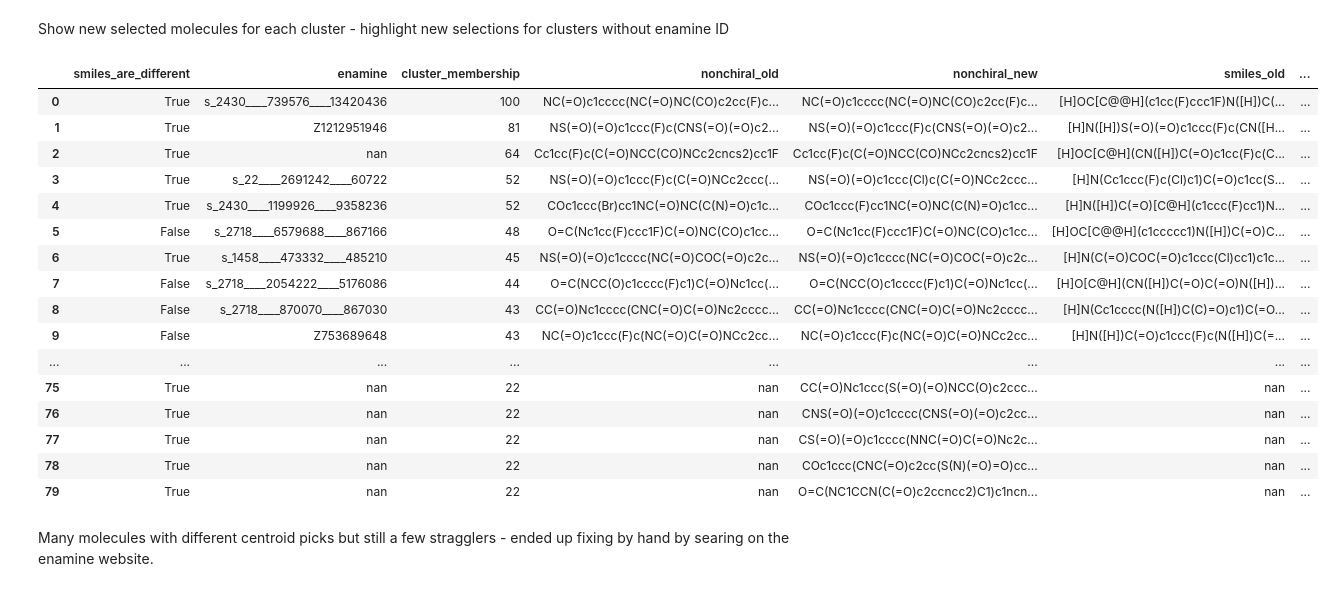
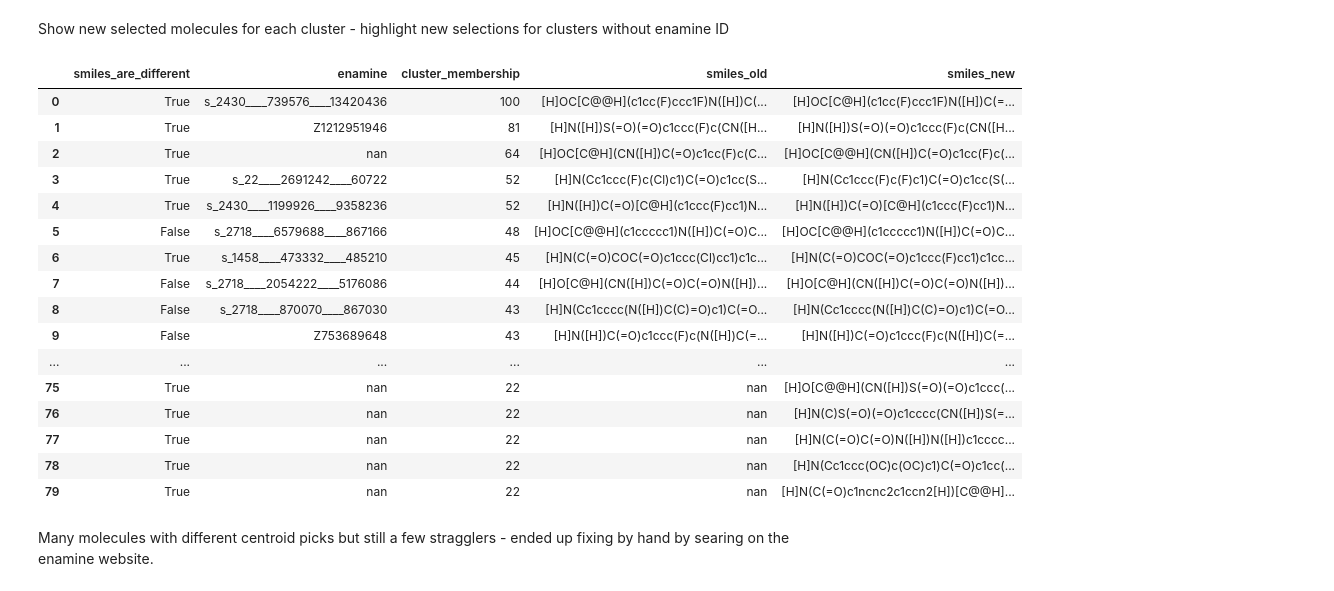
Before and after one commit to wjm41/fresco, a Jupyter notebook: notebooks/new_notebooks/checking_enamine_ids_and_new_centroids.ipynb, the cells around one changed output. Saved outputs shown, nothing was run; the diff lists cells and outputs as text; code cells hidden in the pictures.

```diff
--- a/notebooks/new_notebooks/checking_enamine_ids_and_new_centroids.ipynb
+++ b/notebooks/new_notebooks/checking_enamine_ids_and_new_centroids.ipynb
@@ -105,7 +105,7 @@ def get_correct_centroids(df_butina_clustered):
         index_of_the_centroid = np.argmin(np.amax(dmat, axis=1))
         list_of_centroid_smiles.append(df_of_a_cluster.iloc[index_of_the_centroid]['smiles'])
 
-    df_of_new_centroids = df_butina_clustered[df_butina_clustered['smiles'].isin(list_of_centroid_smiles)]
+    df_of_new_centroids = df_butina_clustered.query('smiles.isin(@list_of_centroid_smiles)')
 
     column_for_correct_sorting_of_dataframe = pd.Categorical(df_of_new_centroids['smiles'], categories=list_of_centroid_smiles, ordered=True)
     df_of_new_centroids['sort_cat'] = column_for_correct_sorting_of_dataframe
@@ -159,49 +159,49 @@ Show new selected molecules for each cluster - highlight new selections for clus
 # %%
 import re
 
 def highlight_null_rows_conditional(s, null_column, condition_column):
     null_series = pd.Series(data=False, index=s.index)
     null_series[null_column] = s.loc[null_column].isnull()
 
     condition_series = pd.Series(data=False, index=s.index)
     condition_series[condition_column] = s.loc[condition_column]
     return ['background-color: #b9d2b1' if null_series.any() and condition_series.any() else 'background-color: #b96f74' if null_series.any() and not condition_series.any() else '' for v in null_series]
 
 
 picked_mols_from_new_centroids = df_new_centroids_mpro.iloc[:80]
 
 df_mpro = df_mpro[['smiles', 'enamine', 'nonchiral']]
 df_mpro['cluster_index'] = range(len(df_mpro))
 
 df_joined = df_mpro.merge(
     picked_mols_from_new_centroids[['smiles', 'nonchiral', 'cluster_index', 'cluster_membership']], how='outer', on='cluster_index')
-df_joined['smiles_are_different'] = df_joined['smiles_x'].ne(df_joined['smiles_y'])
+df_joined['smiles_are_different'] = df_joined.smiles_x.ne(df_joined.smiles_y)
 df_joined = df_joined[['smiles_are_different',  'enamine', 'cluster_membership', 'smiles_x', 'smiles_y']]
 df_joined = df_joined.rename(columns=lambda x: re.sub('_x', '_old', x))
 df_joined = df_joined.rename(columns=lambda x: re.sub('_y', '_new', x))
 
 pd.set_option('max_rows', None)
 pd.set_option('max_colwidth', None)
 df_joined.style.apply(highlight_null_rows_conditional,
                       null_column=['enamine'],
                       condition_column=['smiles_are_different'], axis=1)
 # %% [output]
-|  | smiles_are_different | enamine | cluster_membership | nonchiral_old | nonchiral_new | smiles_old | ... |
-| 0 | True | s_2430____739576____13420436 | 100 | NC(=O)c1cccc(NC(=O)NC(CO)c2cc(F)c... | NC(=O)c1cccc(NC(=O)NC(CO)c2cc(F)c... | [H]OC[C@@H](c1cc(F)ccc1F)N([H])C(... | ... |
-| 1 | True | Z1212951946 | 81 | NS(=O)(=O)c1ccc(F)c(CNS(=O)(=O)c2... | NS(=O)(=O)c1ccc(F)c(CNS(=O)(=O)c2... | [H]N([H])S(=O)(=O)c1ccc(F)c(CN([H... | ... |
-| 2 | True | nan | 64 | Cc1cc(F)c(C(=O)NCC(CO)NCc2cncs2)cc1F | Cc1cc(F)c(C(=O)NCC(CO)NCc2cncs2)cc1F | [H]OC[C@H](CN([H])C(=O)c1cc(F)c(C... | ... |
-| 3 | True | s_22____2691242____60722 | 52 | NS(=O)(=O)c1ccc(F)c(C(=O)NCc2ccc(... | NS(=O)(=O)c1ccc(Cl)c(C(=O)NCc2ccc... | [H]N(Cc1ccc(F)c(Cl)c1)C(=O)c1cc(S... | ... |
-| 4 | True | s_2430____1199926____9358236 | 52 | COc1ccc(Br)cc1NC(=O)NC(C(N)=O)c1c... | COc1ccc(F)cc1NC(=O)NC(C(N)=O)c1cc... | [H]N([H])C(=O)[C@H](c1ccc(F)cc1)N... | ... |
-| 5 | False | s_2718____6579688____867166 | 48 | O=C(Nc1cc(F)ccc1F)C(=O)NC(CO)c1cc... | O=C(Nc1cc(F)ccc1F)C(=O)NC(CO)c1cc... | [H]OC[C@@H](c1ccccc1)N([H])C(=O)C... | ... |
-| 6 | True | s_1458____473332____485210 | 45 | NS(=O)(=O)c1cccc(NC(=O)COC(=O)c2c... | NS(=O)(=O)c1cccc(NC(=O)COC(=O)c2c... | [H]N(C(=O)COC(=O)c1ccc(Cl)cc1)c1c... | ... |
-| 7 | False | s_2718____2054222____5176086 | 44 | O=C(NCC(O)c1cccc(F)c1)C(=O)Nc1cc(... | O=C(NCC(O)c1cccc(F)c1)C(=O)Nc1cc(... | [H]O[C@H](CN([H])C(=O)C(=O)N([H])... | ... |
-| 8 | False | s_2718____870070____867030 | 43 | CC(=O)Nc1cccc(CNC(=O)C(=O)Nc2cccc... | CC(=O)Nc1cccc(CNC(=O)C(=O)Nc2cccc... | [H]N(Cc1cccc(N([H])C(C)=O)c1)C(=O... | ... |
-| 9 | False | Z753689648 | 43 | NC(=O)c1ccc(F)c(NC(=O)C(=O)NCc2cc... | NC(=O)c1ccc(F)c(NC(=O)C(=O)NCc2cc... | [H]N([H])C(=O)c1ccc(F)c(N([H])C(=... | ... |
-| ... | ... | ... | ... | ... | ... | ... | ... |
-| 75 | True | nan | 22 | nan | CC(=O)Nc1ccc(S(=O)(=O)NCC(O)c2ccc... | nan | ... |
-| 76 | True | nan | 22 | nan | CNS(=O)(=O)c1cccc(CNS(=O)(=O)c2cc... | nan | ... |
-| 77 | True | nan | 22 | nan | CS(=O)(=O)c1cccc(NNC(=O)C(=O)Nc2c... | nan | ... |
-| 78 | True | nan | 22 | nan | COc1ccc(CNC(=O)c2cc(S(N)(=O)=O)cc... | nan | ... |
-| 79 | True | nan | 22 | nan | O=C(NC1CCN(C(=O)c2ccncc2)C1)c1ncn... | nan | ... |
+|  | smiles_are_different | enamine | cluster_membership | smiles_old | smiles_new |
+| 0 | True | s_2430____739576____13420436 | 100 | [H]OC[C@@H](c1cc(F)ccc1F)N([H])C(... | [H]OC[C@H](c1cc(F)ccc1F)N([H])C(=... |
+| 1 | True | Z1212951946 | 81 | [H]N([H])S(=O)(=O)c1ccc(F)c(CN([H... | [H]N([H])S(=O)(=O)c1ccc(F)c(CN([H... |
+| 2 | True | nan | 64 | [H]OC[C@H](CN([H])C(=O)c1cc(F)c(C... | [H]OC[C@@H](CN([H])C(=O)c1cc(F)c(... |
+| 3 | True | s_22____2691242____60722 | 52 | [H]N(Cc1ccc(F)c(Cl)c1)C(=O)c1cc(S... | [H]N(Cc1ccc(F)c(F)c1)C(=O)c1cc(S(... |
+| 4 | True | s_2430____1199926____9358236 | 52 | [H]N([H])C(=O)[C@H](c1ccc(F)cc1)N... | [H]N([H])C(=O)[C@H](c1ccc(F)cc1)N... |
+| 5 | False | s_2718____6579688____867166 | 48 | [H]OC[C@@H](c1ccccc1)N([H])C(=O)C... | [H]OC[C@@H](c1ccccc1)N([H])C(=O)C... |
+| 6 | True | s_1458____473332____485210 | 45 | [H]N(C(=O)COC(=O)c1ccc(Cl)cc1)c1c... | [H]N(C(=O)COC(=O)c1ccc(F)cc1)c1cc... |
+| 7 | False | s_2718____2054222____5176086 | 44 | [H]O[C@H](CN([H])C(=O)C(=O)N([H])... | [H]O[C@H](CN([H])C(=O)C(=O)N([H])... |
+| 8 | False | s_2718____870070____867030 | 43 | [H]N(Cc1cccc(N([H])C(C)=O)c1)C(=O... | [H]N(Cc1cccc(N([H])C(C)=O)c1)C(=O... |
+| 9 | False | Z753689648 | 43 | [H]N([H])C(=O)c1ccc(F)c(N([H])C(=... | [H]N([H])C(=O)c1ccc(F)c(N([H])C(=... |
+| ... | ... | ... | ... | ... | ... |
+| 75 | True | nan | 22 | nan | [H]O[C@@H](CN([H])S(=O)(=O)c1ccc(... |
+| 76 | True | nan | 22 | nan | [H]N(C)S(=O)(=O)c1cccc(CN([H])S(=... |
+| 77 | True | nan | 22 | nan | [H]N(C(=O)C(=O)N([H])N([H])c1cccc... |
+| 78 | True | nan | 22 | nan | [H]N(Cc1ccc(OC)c(OC)c1)C(=O)c1cc(... |
+| 79 | True | nan | 22 | nan | [H]N(C(=O)c1ncnc2c1ccn2[H])[C@@H]... |
 # %% [markdown]
 Many molecules with different centroid picks but still a few stragglers - ended up fixing by hand by searing on the enamine website.
```
Also changed, not shown: parts of 1 cell of this notebook, 2 other files.
